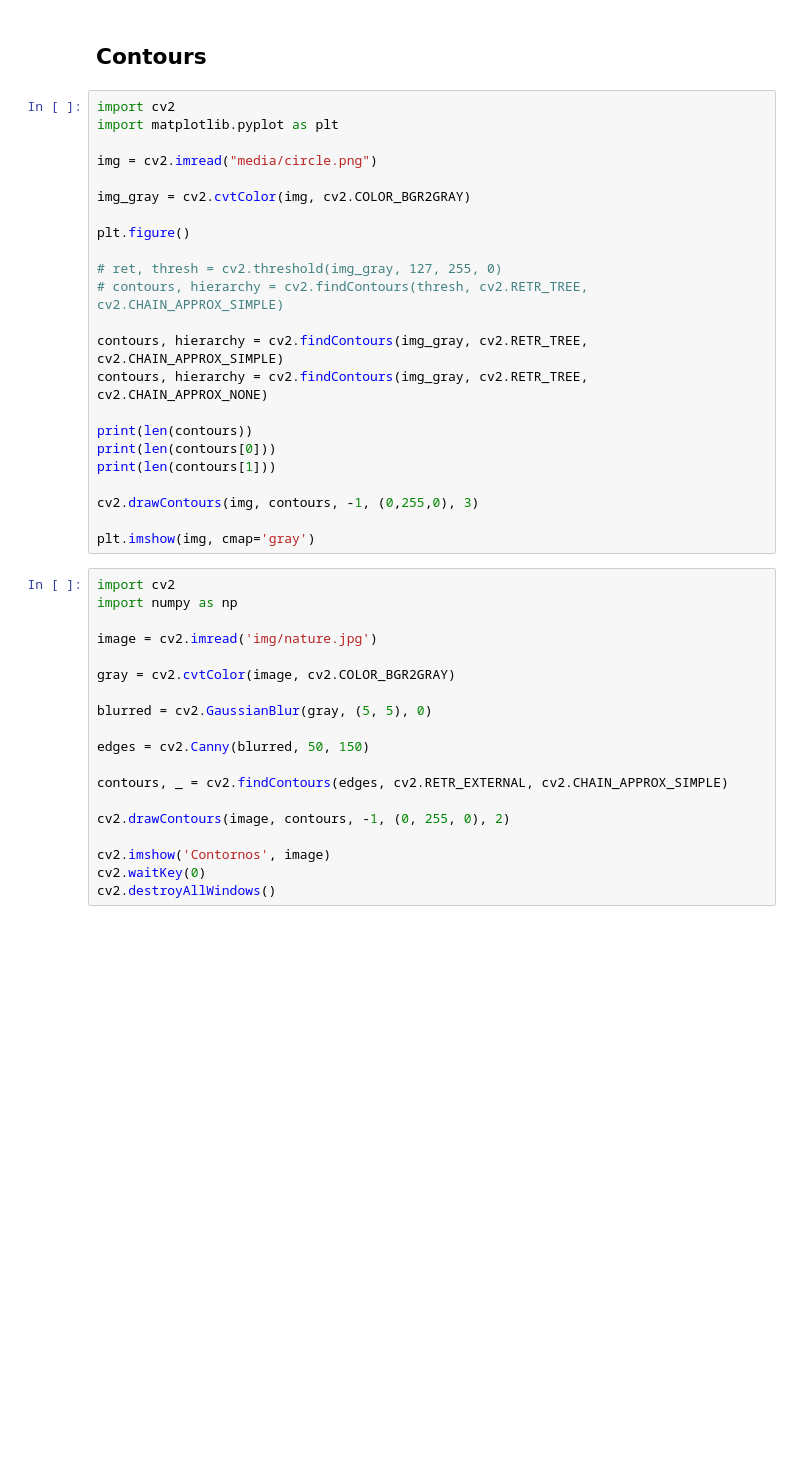
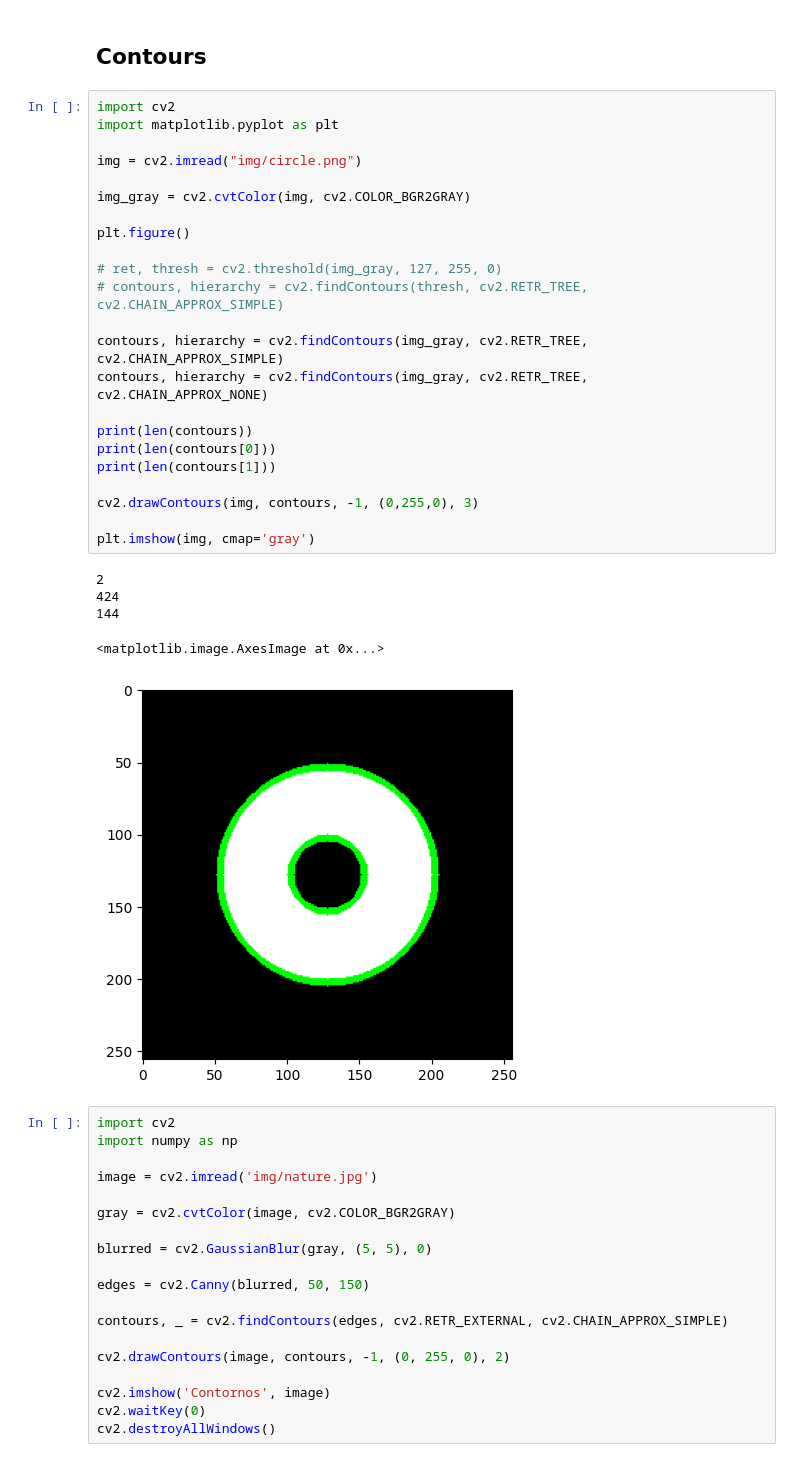
Before and after one commit to Daravico/Computer-Vision-Topics, a Jupyter notebook: 2-Image Processing techniques/9-Contours.ipynb, the cells around one changed output. Drawn from its saved outputs; the diff is of its cells as text; blank space fills up the shorter version.

```diff
--- a/2-Image Processing techniques/9-Contours.ipynb
+++ b/2-Image Processing techniques/9-Contours.ipynb
@@ -3,26 +3,32 @@
 # %%
 import cv2
 import matplotlib.pyplot as plt
 
-img = cv2.imread("media/circle.png")
+img = cv2.imread("img/circle.png")
 
 img_gray = cv2.cvtColor(img, cv2.COLOR_BGR2GRAY)
 
 plt.figure()
 
 # ret, thresh = cv2.threshold(img_gray, 127, 255, 0)
 # contours, hierarchy = cv2.findContours(thresh, cv2.RETR_TREE, cv2.CHAIN_APPROX_SIMPLE)
 
 contours, hierarchy = cv2.findContours(img_gray, cv2.RETR_TREE, cv2.CHAIN_APPROX_SIMPLE)
 contours, hierarchy = cv2.findContours(img_gray, cv2.RETR_TREE, cv2.CHAIN_APPROX_NONE)
 
 print(len(contours))
 print(len(contours[0]))
 print(len(contours[1]))
 
 cv2.drawContours(img, contours, -1, (0,255,0), 3)
 
 plt.imshow(img, cmap='gray')
+# %% [output]
+2
+424
+144
+<matplotlib.image.AxesImage at 0x...>
+[figure, added]
 # %%
 import cv2
 import numpy as np
```
Also changed, not shown: parts of 1 cell of this notebook.
